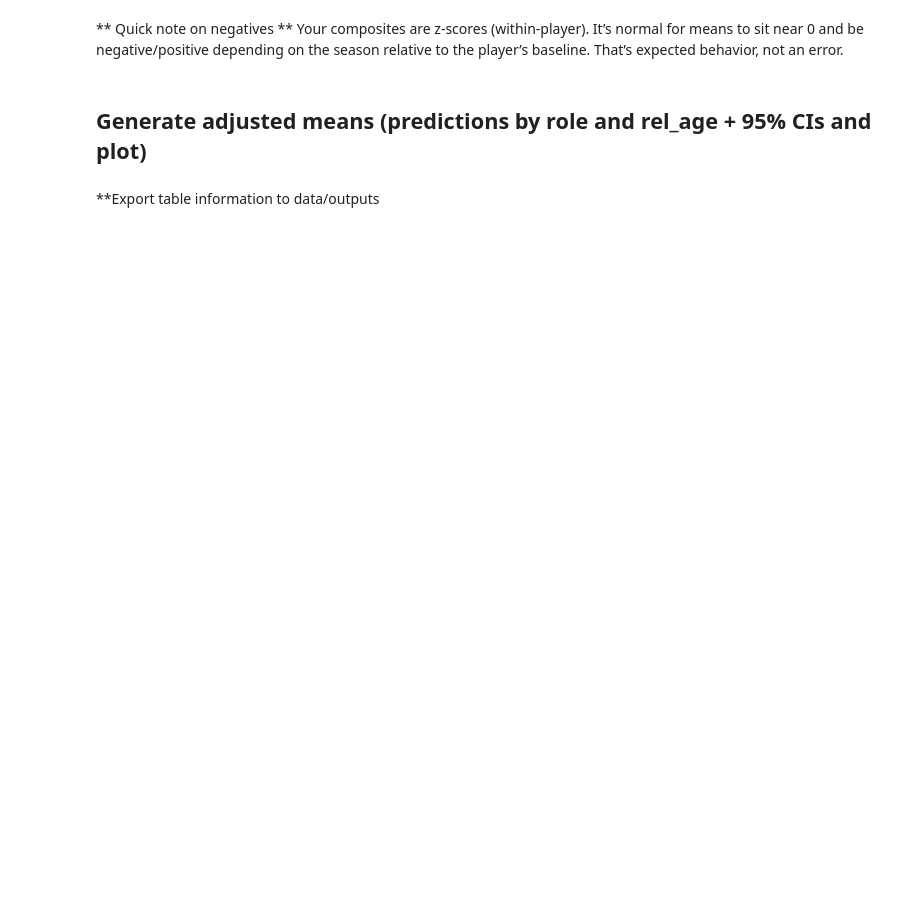
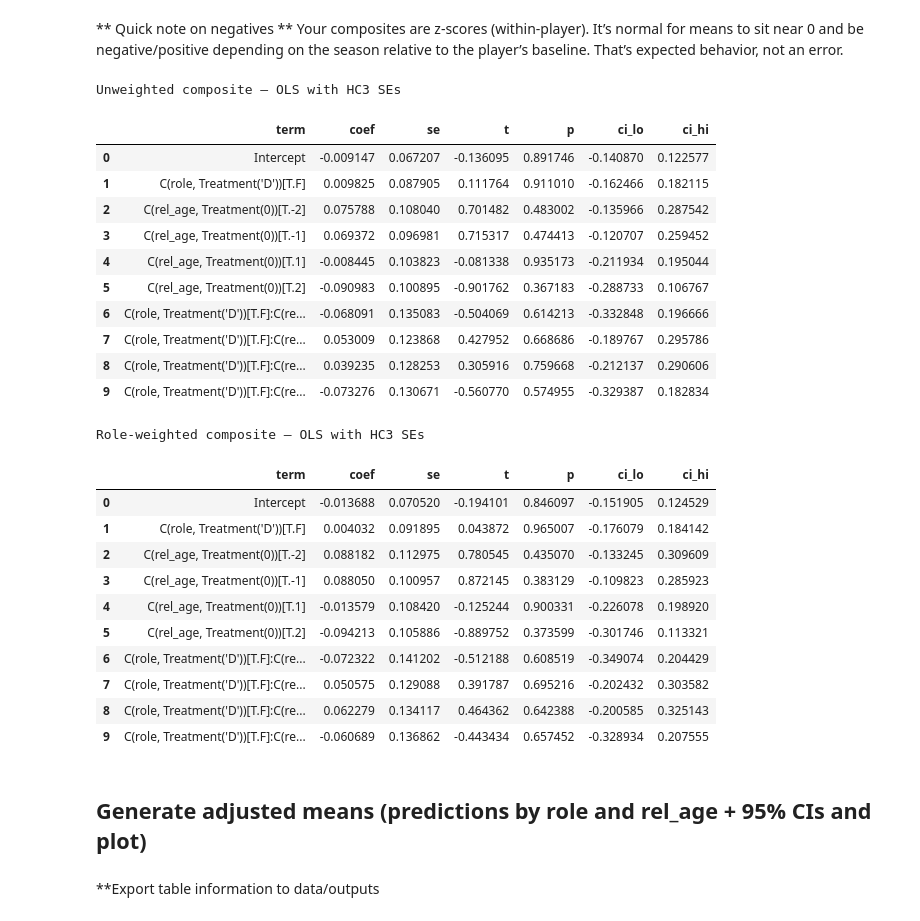
Before and after one commit to ewnike/NHL-Beyond-27, a Jupyter notebook: NHL_Beyond27_Book3b_Spicy_&_Spicy-Weighted Analysis.ipynb, the cells around one changed output. Saved outputs shown, nothing was run; the diff lists cells and outputs as text; code cells hidden in the pictures; blank space fills up the shorter version.

```diff
--- a/NHL_Beyond27_Book3b_Spicy_&_Spicy-Weighted Analysis.ipynb
+++ b/NHL_Beyond27_Book3b_Spicy_&_Spicy-Weighted Analysis.ipynb
@@ -186,18 +202,22 @@ dfz = df_z.copy()
 # Role from position
 dfz["role"] = np.where(dfz["position"].astype(str).str.upper().str.startswith("D"), "D", "F")
 
+
 # Helper: mean of available values
 def _mean_available(vals):
     v = [x for x in vals if pd.notna(x)]
     return float(np.mean(v)) if v else np.nan
 
+
 # Unweighted composite on z-scores
 def comp_unw(r):
     return _mean_available([r["cf_pct_z"], r["cf60_z"], -r["ca60_z"]])
 
+
 # Role-weighted composite on z-scores
 W_D = {"cf_pct_z": 0.5, "cf60_z": 0.2, "ca60_z": 0.3}
 W_F = {"cf_pct_z": 0.5, "cf60_z": 0.3, "ca60_z": 0.2}
+
 
 def comp_w(r):
     w = W_D if r["role"] == "D" else W_F
@@ -211,18 +231,18 @@ def comp_w(r):
             den += wt
     return num / den if den else np.nan
 
+
 dfz["z_comp_unweighted"] = dfz.apply(comp_unw, axis=1)
-dfz["z_comp_weighted"]   = dfz.apply(comp_w,   axis=1)
+dfz["z_comp_weighted"] = dfz.apply(comp_w, axis=1)
 
 # Keep rel_age ordered for plots
 order = [-2, -1, 0, 1, 2]
 if "rel_age" in dfz.columns:
     dfz["rel_age"] = pd.Categorical(
-        pd.to_numeric(dfz["rel_age"], errors="coerce"),
-        categories=order, ordered=True
+        pd.to_numeric(dfz["rel_age"], errors="coerce"), categories=order, ordered=True
     )
 
-dfz[["player","season","role","rel_age","z_comp_unweighted","z_comp_weighted"]].head(8)
+dfz[["player", "season", "role", "rel_age", "z_comp_unweighted", "z_comp_weighted"]].head(8)
 # %% [output]
 |  | player | season | role | rel_age | z_comp_unweighted | z_comp_weighted |
 | 0 | Adam Henrique | 16-17 | F | -1 | -0.405994 | -0.428285 |
@@ -700,7 +817,6 @@ Your composites are z-scores (within-player). It’s normal for means to sit nea
 
 import numpy as np
 import pandas as pd
-import statsmodels.formula.api as smf
 
 # ---- safety: keep a working copy; coerce types / categories
 dfA = dfz.copy()
@@ -708,43 +824,70 @@ dfA = dfz.copy()
 # role: ensure only "D" vs "F"
 dfA["role"] = np.where(dfA["role"].astype(str).str.upper().str.startswith("D"), "D", "F")
 
 # rel_age: ordered categorical with desired baseline 0
 order = [-2, -1, 0, 1, 2]
-dfA["rel_age"] = pd.Categorical(pd.to_numeric(dfA["rel_age"], errors="coerce"),
-                                categories=order, ordered=True)
+dfA["rel_age"] = pd.Categorical(
+    pd.to_numeric(dfA["rel_age"], errors="coerce"), categories=order, ordered=True
+)
+
 
 # helper to fit + tidy
 def fit_and_tidy(formula: str, data: pd.DataFrame, cov_type: str = "HC3"):
     model = smf.ols(formula, data=data).fit(cov_type=cov_type)
     # tidy table
     ci = model.conf_int(alpha=0.05)
-    tidy = (
-        pd.DataFrame({
+    tidy = pd.DataFrame(
+        {
             "term": model.params.index,
             "coef": model.params.values,
-            "se":   model.bse.values,
-            "t":    model.tvalues.values,
-            "p":    model.pvalues.values,
+            "se": model.bse.values,
+            "t": model.tvalues.values,
+            "p": model.pvalues.values,
             "ci_lo": ci[0].values,
             "ci_hi": ci[1].values,
-        })
-        .reset_index(drop=True)
-    )
+        }
+    ).reset_index(drop=True)
     return model, tidy
+
 
 # 1) Unweighted composite
 form_unw = "z_comp_unweighted ~ C(role, Treatment('D')) * C(rel_age, Treatment(0))"
 m_unw, tidy_unw = fit_and_tidy(form_unw, dfA, cov_type="HC3")
 
 # 2) Role-weighted composite
 form_w = "z_comp_weighted ~ C(role, Treatment('D')) * C(rel_age, Treatment(0))"
 m_w, tidy_w = fit_and_tidy(form_w, dfA, cov_type="HC3")
 
 print("Unweighted composite — OLS with HC3 SEs")
 display(tidy_unw)
 
 print("Role-weighted composite — OLS with HC3 SEs")
 display(tidy_w)
+# %% [output]
+Unweighted composite — OLS with HC3 SEs
+|  | term | coef | se | t | p | ci_lo | ci_hi |
+| 0 | Intercept | -0.009147 | 0.067207 | -0.136095 | 0.891746 | -0.140870 | 0.122577 |
+| 1 | C(role, Treatment('D'))[T.F] | 0.009825 | 0.087905 | 0.111764 | 0.911010 | -0.162466 | 0.182115 |
+| 2 | C(rel_age, Treatment(0))[T.-2] | 0.075788 | 0.108040 | 0.701482 | 0.483002 | -0.135966 | 0.287542 |
+| 3 | C(rel_age, Treatment(0))[T.-1] | 0.069372 | 0.096981 | 0.715317 | 0.474413 | -0.120707 | 0.259452 |
+| 4 | C(rel_age, Treatment(0))[T.1] | -0.008445 | 0.103823 | -0.081338 | 0.935173 | -0.211934 | 0.195044 |
+| 5 | C(rel_age, Treatment(0))[T.2] | -0.090983 | 0.100895 | -0.901762 | 0.367183 | -0.288733 | 0.106767 |
+| 6 | C(role, Treatment('D'))[T.F]:C(re... | -0.068091 | 0.135083 | -0.504069 | 0.614213 | -0.332848 | 0.196666 |
+| 7 | C(role, Treatment('D'))[T.F]:C(re... | 0.053009 | 0.123868 | 0.427952 | 0.668686 | -0.189767 | 0.295786 |
+| 8 | C(role, Treatment('D'))[T.F]:C(re... | 0.039235 | 0.128253 | 0.305916 | 0.759668 | -0.212137 | 0.290606 |
+| 9 | C(role, Treatment('D'))[T.F]:C(re... | -0.073276 | 0.130671 | -0.560770 | 0.574955 | -0.329387 | 0.182834 |
+Role-weighted composite — OLS with HC3 SEs
+|  | term | coef | se | t | p | ci_lo | ci_hi |
+| 0 | Intercept | -0.013688 | 0.070520 | -0.194101 | 0.846097 | -0.151905 | 0.124529 |
+| 1 | C(role, Treatment('D'))[T.F] | 0.004032 | 0.091895 | 0.043872 | 0.965007 | -0.176079 | 0.184142 |
+| 2 | C(rel_age, Treatment(0))[T.-2] | 0.088182 | 0.112975 | 0.780545 | 0.435070 | -0.133245 | 0.309609 |
+| 3 | C(rel_age, Treatment(0))[T.-1] | 0.088050 | 0.100957 | 0.872145 | 0.383129 | -0.109823 | 0.285923 |
+| 4 | C(rel_age, Treatment(0))[T.1] | -0.013579 | 0.108420 | -0.125244 | 0.900331 | -0.226078 | 0.198920 |
+| 5 | C(rel_age, Treatment(0))[T.2] | -0.094213 | 0.105886 | -0.889752 | 0.373599 | -0.301746 | 0.113321 |
+| 6 | C(role, Treatment('D'))[T.F]:C(re... | -0.072322 | 0.141202 | -0.512188 | 0.608519 | -0.349074 | 0.204429 |
+| 7 | C(role, Treatment('D'))[T.F]:C(re... | 0.050575 | 0.129088 | 0.391787 | 0.695216 | -0.202432 | 0.303582 |
+| 8 | C(role, Treatment('D'))[T.F]:C(re... | 0.062279 | 0.134117 | 0.464362 | 0.642388 | -0.200585 | 0.325143 |
+| 9 | C(role, Treatment('D'))[T.F]:C(re... | -0.060689 | 0.136862 | -0.443434 | 0.657452 | -0.328934 | 0.207555 |
 # %% [markdown]
 ## Generate adjusted means (predictions by role and rel_age + 95% CIs and plot)
 # %%
```
Also changed, not shown: parts of 28 cells of this notebook, 4 other files.
